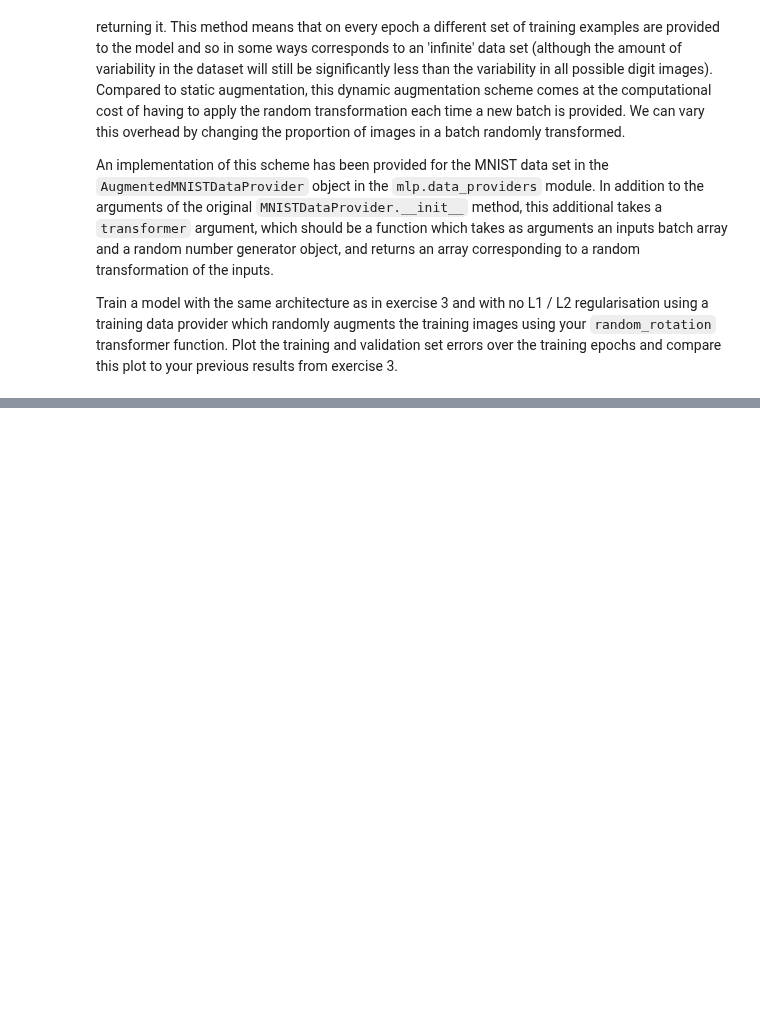
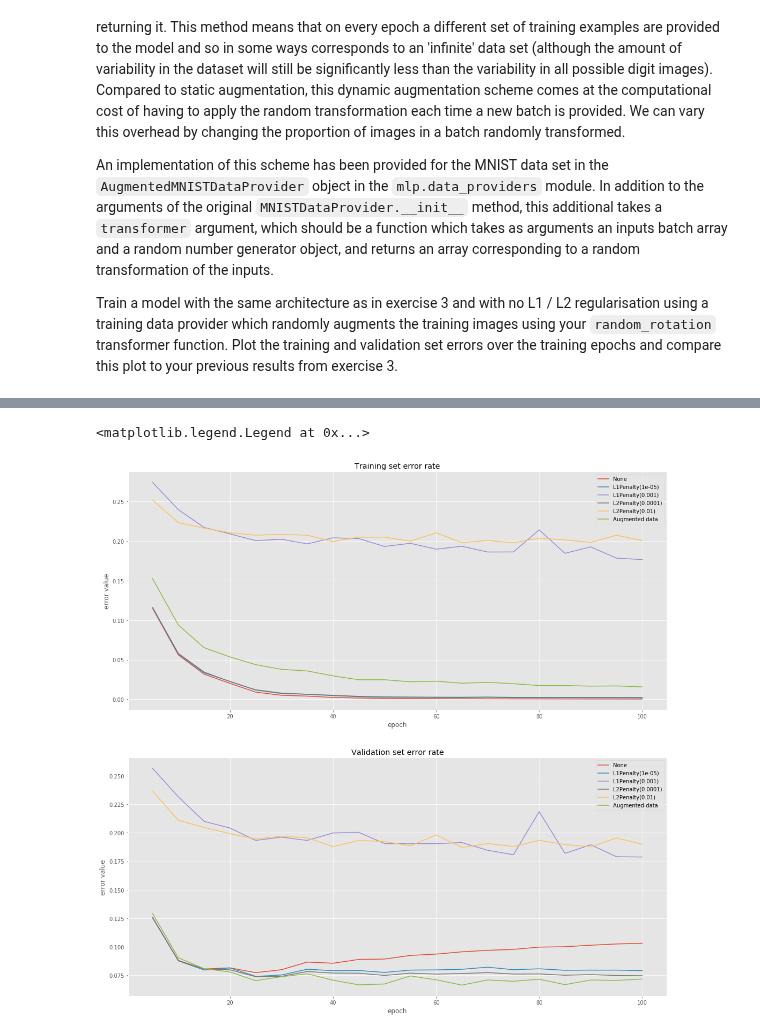
Before and after one commit to MatejBabis/mlpractical, a Jupyter notebook: lab5/notebooks/05_Non-linearities_and_regularisation.ipynb, the cells around one changed output, grey strips where cells are left out. Cells and saved outputs as stored; diff of their text form; code cells hidden in the pictures; blank space fills up the shorter version.

```diff
--- a/lab5/notebooks/05_Non-linearities_and_regularisation.ipynb
+++ b/lab5/notebooks/05_Non-linearities_and_regularisation.ipynb
@@ -605,0 +643,19 @@ aug_train_data = AugmentedMNISTDataProvider('train', rng=rng, transformer=random
+# %%
+# Reset random number generator and data provider states on each run
+# to ensure reproducibility of results
+rng.seed(seed)
+aug_train_data.reset()
+valid_data.reset()
+aug_train_data.batch_size = batch_size
+valid_data.batch_size = batch_size
+
+model = MultipleLayerModel([
+    AffineLayer(input_dim, hidden_dim, weights_init, biases_init),
+    ReluLayer(),
+    AffineLayer(hidden_dim, hidden_dim, weights_init, biases_init),
+    ReluLayer(),
+    AffineLayer(hidden_dim, output_dim, weights_init, biases_init),
+])
+
+optimiser = Optimiser(model, error, learning_rule, aug_train_data, valid_data, data_monitors)
+aug_stats, aug_keys, aug_run_time = optimiser.train(num_epochs, stats_interval)
@@ -605,0 +680,39 @@ aug_train_data = AugmentedMNISTDataProvider('train', rng=rng, transformer=random
+# %%
+fig = plt.figure(figsize=(18,18))
+
+ax1 = fig.add_subplot(211)   # 211 = 2x1 grid, first subplot
+ax1.set_title('Training set error rate')
+ax1.set_xlabel('epoch')
+ax1.set_ylabel('error value')
+
+ax2 = fig.add_subplot(212)   # 212 = 2x1 grid, second subplot
+ax2.set_title('Validation set error rate')
+ax2.set_xlabel('epoch')
+ax2.set_ylabel('error value')
+
+for i, model_stats in enumerate(results):
+    recorded_values, keys, duration = model_stats
+    train_error = recorded_values[1:, keys['error(train)']]   # key value corresponding to this column no
+    valid_error = recorded_values[1:, keys['error(valid)']]
+
+    ax1.plot(np.arange(1, recorded_values.shape[0]) * stats_interval,    # ensure it's equal to number of epoch
+             train_error,
+             label=str(weights_penalties[i]))
+
+    ax2.plot(np.arange(1, recorded_values.shape[0]) * stats_interval,
+             valid_error,
+             label=str(weights_penalties[i]))
+
+# add the augmented results to the results
+ax1.plot(np.arange(1, aug_stats.shape[0]) * stats_interval,
+         aug_stats[1:, aug_keys['error(train)']],
+         label='Augmented data')
+ax2.plot(np.arange(1, aug_stats.shape[0]) * stats_interval,
+         aug_stats[1:, aug_keys['error(valid)']],
+         label='Augmented data')
+
+ax1.legend()
+ax2.legend()
+# %% [output]
+<matplotlib.legend.Legend at 0x...>
+[figure, added]
```
Also changed, not shown: parts of 4 cells of this notebook.
